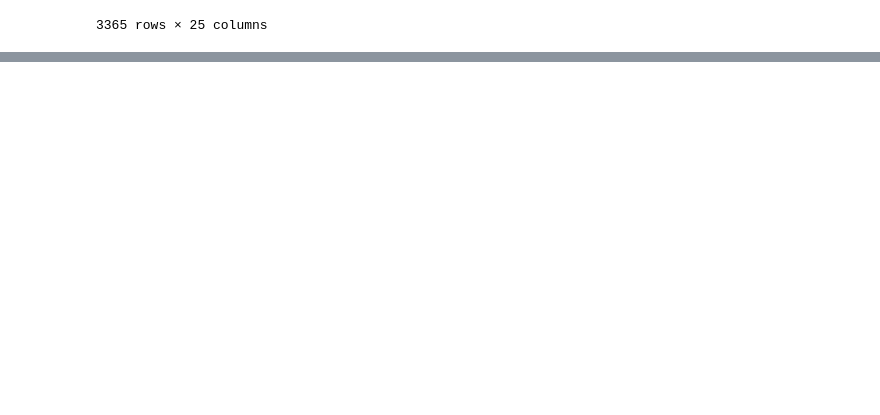
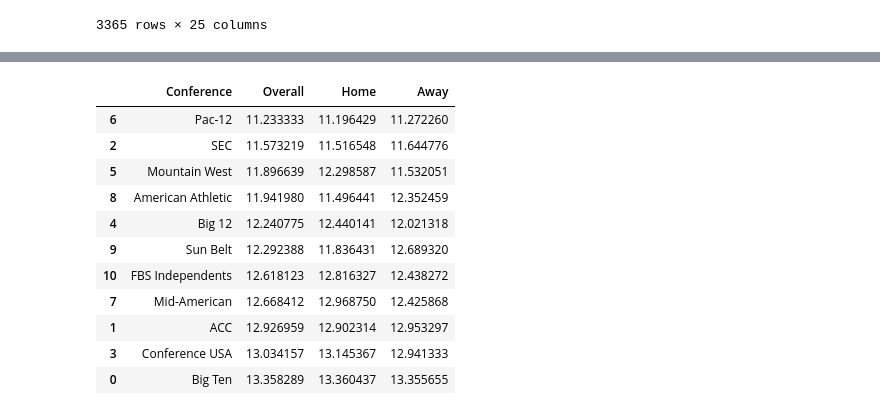
Before and after one commit to ajgrande615/DA9_CFB_Analysis, a Jupyter notebook: lines_data_ex.ipynb, the cells around one changed output, grey strips where cells are left out. Saved outputs shown, nothing was run; the diff lists cells and outputs as text; code cells hidden in the pictures; blank space fills up the shorter version.

```diff
--- a/lines_data_ex.ipynb
+++ b/lines_data_ex.ipynb
@@ -271,0 +380,15 @@ lines_fbs.to_csv('lines_fbs.csv')
+# %%
+conf_error
+# %% [output]
+|  | Conference | Overall | Home | Away |
+| 6 | Pac-12 | 11.233333 | 11.196429 | 11.272260 |
+| 2 | SEC | 11.573219 | 11.516548 | 11.644776 |
+| 5 | Mountain West | 11.896639 | 12.298587 | 11.532051 |
+| 8 | American Athletic | 11.941980 | 11.496441 | 12.352459 |
+| 4 | Big 12 | 12.240775 | 12.440141 | 12.021318 |
+| 9 | Sun Belt | 12.292388 | 11.836431 | 12.689320 |
+| 10 | FBS Independents | 12.618123 | 12.816327 | 12.438272 |
+| 7 | Mid-American | 12.668412 | 12.968750 | 12.425868 |
+| 1 | ACC | 12.926959 | 12.902314 | 12.953297 |
+| 3 | Conference USA | 13.034157 | 13.145367 | 12.941333 |
+| 0 | Big Ten | 13.358289 | 13.360437 | 13.355655 |
```
Also changed, not shown: parts of 60 cells of this notebook, 2 other files.
